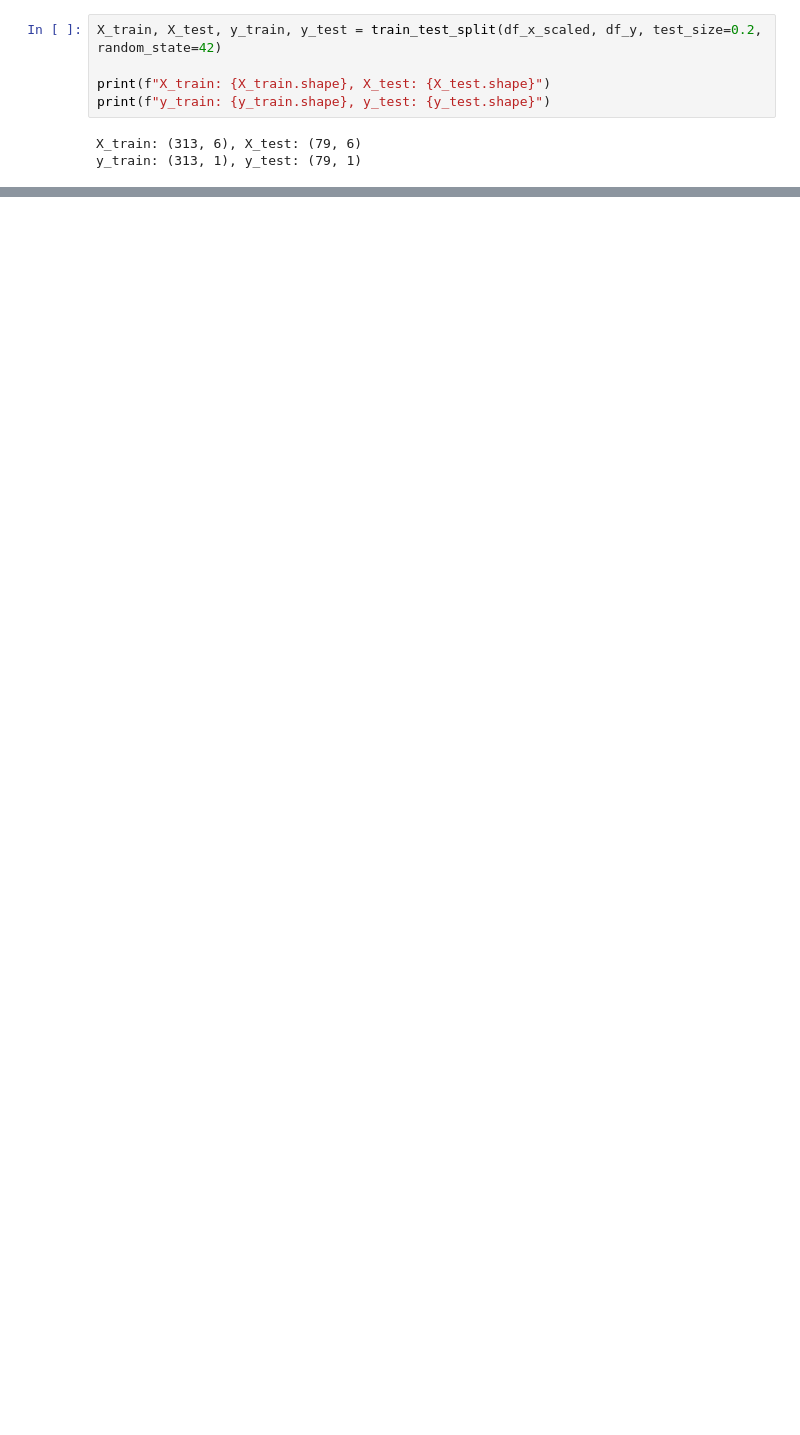
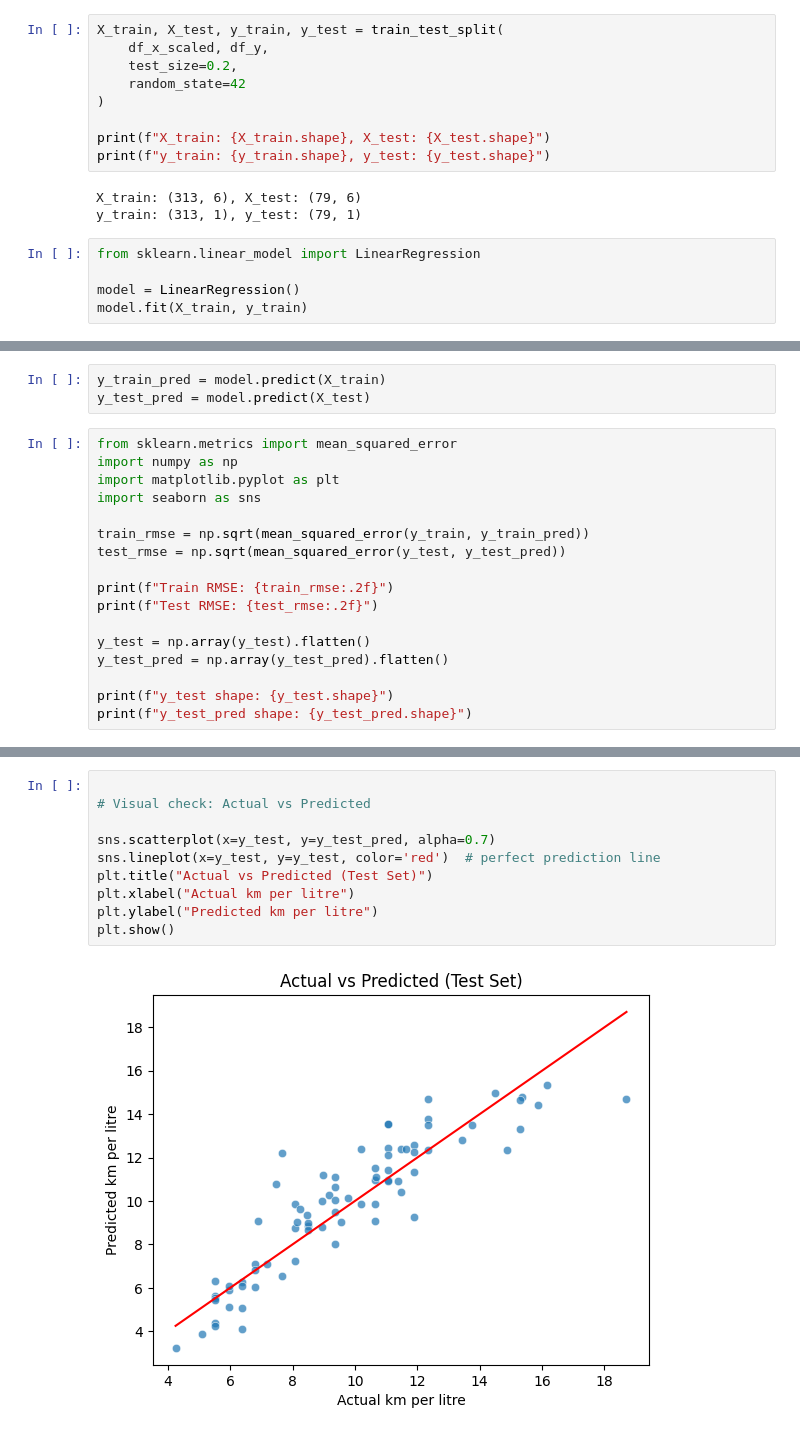
Before and after one commit to Zeldean/MLG382, a Jupyter notebook: Random/notebooks/GPT/b.ipynb, the cells around one changed output, grey strips where cells are left out. Saved outputs shown, nothing was run; the diff lists cells and outputs as text; blank space fills up the shorter version.

```diff
--- a/Random/notebooks/GPT/b.ipynb
+++ b/Random/notebooks/GPT/b.ipynb
@@ -160,8 +160,17 @@ KeyError: 'Fuel_Type'
 # %%
-X_train, X_test, y_train, y_test = train_test_split(df_x_scaled, df_y, test_size=0.2, random_state=42)
+X_train, X_test, y_train, y_test = train_test_split(
+    df_x_scaled, df_y,
+    test_size=0.2,
+    random_state=42
+)
 
 print(f"X_train: {X_train.shape}, X_test: {X_test.shape}")
 print(f"y_train: {y_train.shape}, y_test: {y_test.shape}")
 # %% [output]
 X_train: (313, 6), X_test: (79, 6)
 y_train: (313, 1), y_test: (79, 1)
+# %%
+from sklearn.linear_model import LinearRegression
+
+model = LinearRegression()
+model.fit(X_train, y_train)
@@ -167,0 +179,20 @@ y_train: (313, 1), y_test: (79, 1)
+# %%
+y_train_pred = model.predict(X_train)
+y_test_pred = model.predict(X_test)
+# %%
+from sklearn.metrics import mean_squared_error
+import numpy as np
+import matplotlib.pyplot as plt
+import seaborn as sns
+
+train_rmse = np.sqrt(mean_squared_error(y_train, y_train_pred))
+test_rmse = np.sqrt(mean_squared_error(y_test, y_test_pred))
+
+print(f"Train RMSE: {train_rmse:.2f}")
+print(f"Test RMSE: {test_rmse:.2f}")
+
+y_test = np.array(y_test).flatten()
+y_test_pred = np.array(y_test_pred).flatten()
+
+print(f"y_test shape: {y_test.shape}")
+print(f"y_test_pred shape: {y_test_pred.shape}")
@@ -167,0 +204,12 @@ y_train: (313, 1), y_test: (79, 1)
+# %%
+
+# Visual check: Actual vs Predicted
+
+sns.scatterplot(x=y_test, y=y_test_pred, alpha=0.7)
+sns.lineplot(x=y_test, y=y_test, color='red')  # perfect prediction line
+plt.title("Actual vs Predicted (Test Set)")
+plt.xlabel("Actual km per litre")
+plt.ylabel("Predicted km per litre")
+plt.show()
+# %% [output]
+[figure, added]
```
Also changed, not shown: parts of 3 cells of this notebook, 1 other file.
